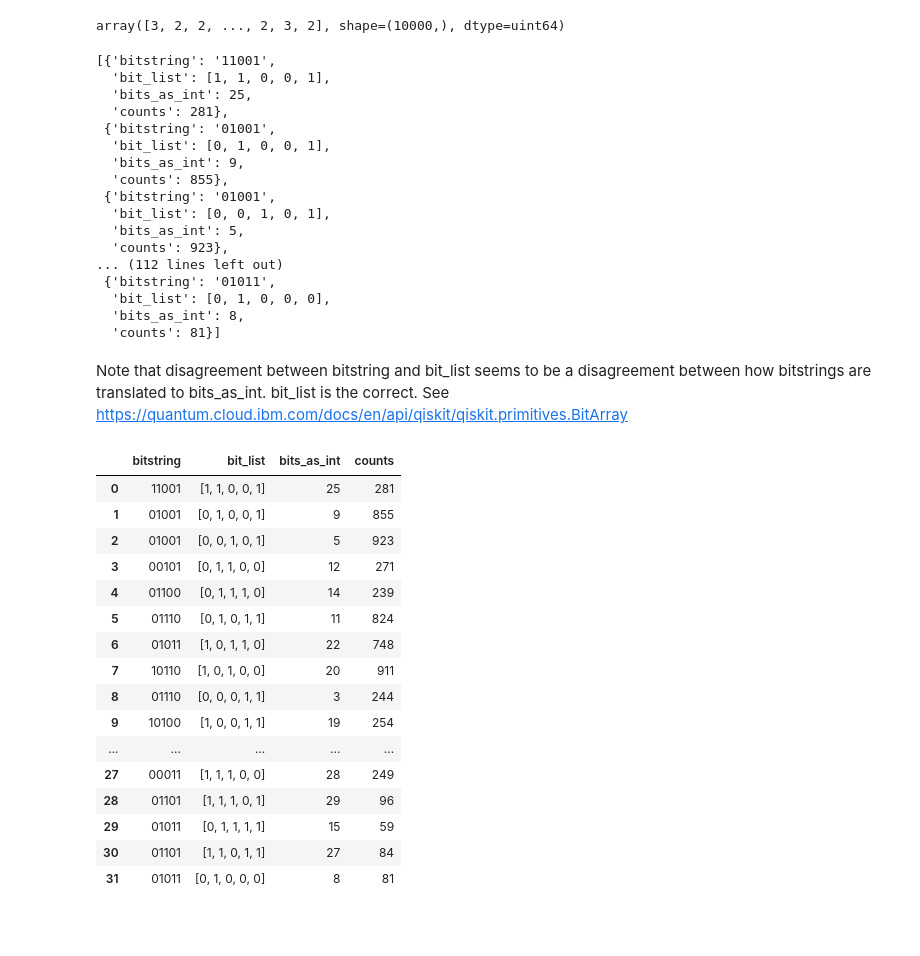
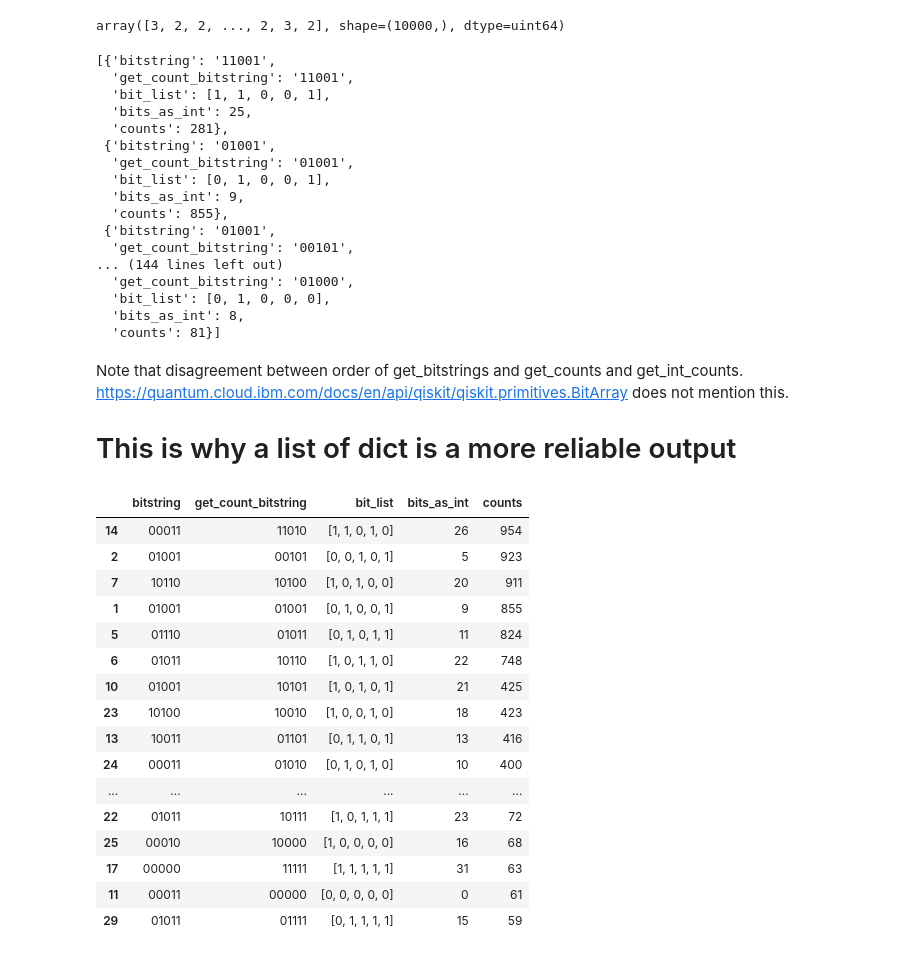
Before and after one commit to jpmorgen/qiskit, a Jupyter notebook: QAOA.ipynb, the cells around one changed output. Saved outputs shown, nothing was run; the diff lists cells and outputs as text; code cells hidden in the pictures; blank space fills up the shorter version.

Commit message:
Tracked down wierd behavior: get_bitstrings order is different

```diff
--- a/QAOA.ipynb
+++ b/QAOA.ipynb
@@ -412,49 +412,52 @@ meas = job.result()[0].data.meas
 bitstrings = meas.get_bitstrings()
 bits_as_int = [bi for bi in meas.get_int_counts().keys()]
 counts = [c for c in meas.get_counts().values()]
-count_output = [{'bitstring': bs, 'bit_list': to_bitstring(bi, len(bs)), 'bits_as_int': bi, 'counts':c}
-                 for (bs, bi, c) in zip(bitstrings, bits_as_int, counts)]
+get_count_bitstrings = [bs for bs in meas.get_counts().keys()]
+count_output = [{'bitstring': bs, 'get_count_bitstring': gcbs, 'bit_list': to_bitstring(bi, len(bs)), 'bits_as_int': bi, 'counts':c}
+                 for (bs, gcbs, bi, c) in zip(bitstrings, get_count_bitstrings, bits_as_int, counts)]
 count_output
 # %% [output]
 [{'bitstring': '11001',
+  'get_count_bitstring': '11001',
   'bit_list': [1, 1, 0, 0, 1],
   'bits_as_int': 25,
   'counts': 281},
  {'bitstring': '01001',
+  'get_count_bitstring': '01001',
   'bit_list': [0, 1, 0, 0, 1],
   'bits_as_int': 9,
   'counts': 855},
  {'bitstring': '01001',
-  'bit_list': [0, 0, 1, 0, 1],
-  'bits_as_int': 5,
-  'counts': 923},
-... (112 lines left out)
- {'bitstring': '01011',
+  'get_count_bitstring': '00101',
+... (144 lines left out)
+  'get_count_bitstring': '01000',
   'bit_list': [0, 1, 0, 0, 0],
   'bits_as_int': 8,
   'counts': 81}]
 # %% [markdown]
-Note that disagreement between bitstring and bit_list seems to be a disagreement between how bitstrings are translated to bits_as_int.  bit_list is the correct.  See https://quantum.cloud.ibm.com/docs/en/api/qiskit/qiskit.primitives.BitArray
+Note that disagreement between order of get_bitstrings and get_counts and get_int_counts.  https://quantum.cloud.ibm.com/docs/en/api/qiskit/qiskit.primitives.BitArray does not mention this.
+
+# This is why a list of dict is a more reliable output
 # %%
 import pandas as pd
 df = pd.DataFrame(count_output)
-#df = df.sort_values('counts', ascending=False)
+df = df.sort_values('counts', ascending=False)
 df
 # %% [output]
-|  | bitstring | bit_list | bits_as_int | counts |
-| 0 | 11001 | [1, 1, 0, 0, 1] | 25 | 281 |
-| 1 | 01001 | [0, 1, 0, 0, 1] | 9 | 855 |
-| 2 | 01001 | [0, 0, 1, 0, 1] | 5 | 923 |
-| 3 | 00101 | [0, 1, 1, 0, 0] | 12 | 271 |
-| 4 | 01100 | [0, 1, 1, 1, 0] | 14 | 239 |
-| 5 | 01110 | [0, 1, 0, 1, 1] | 11 | 824 |
-| 6 | 01011 | [1, 0, 1, 1, 0] | 22 | 748 |
-| 7 | 10110 | [1, 0, 1, 0, 0] | 20 | 911 |
-| 8 | 01110 | [0, 0, 0, 1, 1] | 3 | 244 |
-| 9 | 10100 | [1, 0, 0, 1, 1] | 19 | 254 |
-| ... | ... | ... | ... | ... |
-| 27 | 00011 | [1, 1, 1, 0, 0] | 28 | 249 |
-| 28 | 01101 | [1, 1, 1, 0, 1] | 29 | 96 |
-| 29 | 01011 | [0, 1, 1, 1, 1] | 15 | 59 |
-| 30 | 01101 | [1, 1, 0, 1, 1] | 27 | 84 |
-| 31 | 01011 | [0, 1, 0, 0, 0] | 8 | 81 |
+|  | bitstring | get_count_bitstring | bit_list | bits_as_int | counts |
+| 14 | 00011 | 11010 | [1, 1, 0, 1, 0] | 26 | 954 |
+| 2 | 01001 | 00101 | [0, 0, 1, 0, 1] | 5 | 923 |
+| 7 | 10110 | 10100 | [1, 0, 1, 0, 0] | 20 | 911 |
+| 1 | 01001 | 01001 | [0, 1, 0, 0, 1] | 9 | 855 |
+| 5 | 01110 | 01011 | [0, 1, 0, 1, 1] | 11 | 824 |
+| 6 | 01011 | 10110 | [1, 0, 1, 1, 0] | 22 | 748 |
+| 10 | 01001 | 10101 | [1, 0, 1, 0, 1] | 21 | 425 |
+| 23 | 10100 | 10010 | [1, 0, 0, 1, 0] | 18 | 423 |
+| 13 | 10011 | 01101 | [0, 1, 1, 0, 1] | 13 | 416 |
+| 24 | 00011 | 01010 | [0, 1, 0, 1, 0] | 10 | 400 |
+| ... | ... | ... | ... | ... | ... |
+| 22 | 01011 | 10111 | [1, 0, 1, 1, 1] | 23 | 72 |
+| 25 | 00010 | 10000 | [1, 0, 0, 0, 0] | 16 | 68 |
+| 17 | 00000 | 11111 | [1, 1, 1, 1, 1] | 31 | 63 |
+| 11 | 00011 | 00000 | [0, 0, 0, 0, 0] | 0 | 61 |
+| 29 | 01011 | 01111 | [0, 1, 1, 1, 1] | 15 | 59 |
```
